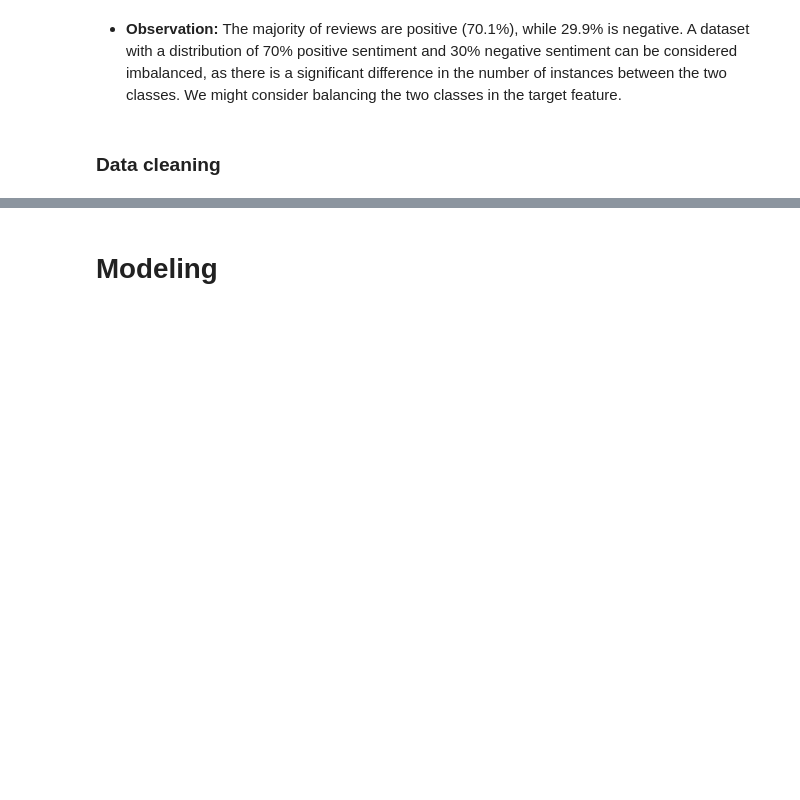
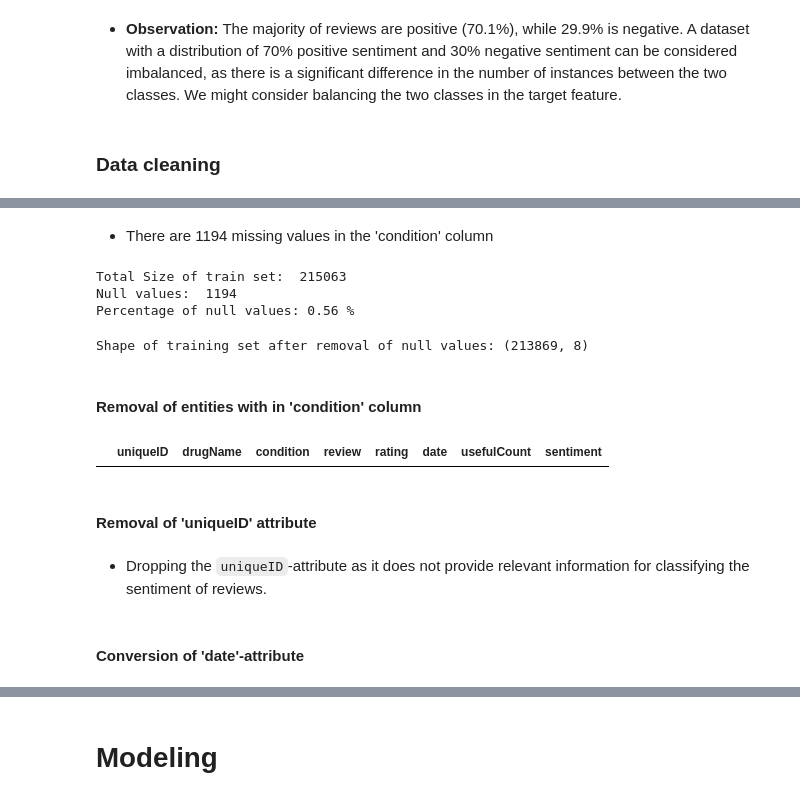
Before and after one commit to helenaglaring/AIML, a Jupyter notebook: AIML_drug_review.ipynb, the cells around one changed output, grey strips where cells are left out. Cells and saved outputs as stored; diff of their text form; code cells hidden in the pictures; blank space fills up the shorter version.

```diff
--- a/AIML_drug_review.ipynb
+++ b/AIML_drug_review.ipynb
@@ -821,0 +850,55 @@ https://towardsdatascience.com/all-you-need-to-know-about-text-preprocessing-for
+# %% [markdown]
+- There are 1194 missing values in the 'condition' column
+# %%
+# Calculating percentage of null values
+df_size = df.shape[0]
+print ("Total Size of train set: ", df_size)
+
+na_size = df.isnull().sum(axis = 0)['condition']
+print ("Null values: ", na_size)
+
+print("Percentage of null values: {:.2f} %".format((na_size/df_size)*100))
+# %% [output]
+Total Size of train set:  215063
+Null values:  1194
+Percentage of null values: 0.56 %
+# %%
+# Dropping data entries with null values in 'condition'-column as it's less than 1% of the whole dataset
+df = df.dropna(how = 'any', axis = 0)
+
+print ("Shape of training set after removal of null values:", df.shape)
+# %% [output]
+Shape of training set after removal of null values: (213869, 8)
+# %% [markdown]
+#### Removal of entities with <span> in 'condition' column
+# %%
+## Delete instances containing <span> in condition column
+
+# create set with all indices in df
+all_ls = set(df.index)
+
+# create empty list to store indices where '</span>' is present in the 'condition' column
+span_ls = []
+
+# loop through each row in 'condition' column and corresponding index
+for i, txt in enumerate(df['condition']):
+    # check if '</span>' is present
+    if '</span>' in txt:
+        # if present, append index to 'span_ls'
+        span_ls.append(i)
+# create new set with all indices not present in 'span_ls'
+new_idx = all_ls.difference(set(span_ls))
+
+# create new df with only the rows with indices in 'new_idx' and reset index
+df = df.iloc[list(new_idx)].reset_index()
+# remove index column
+del df['index']
+# %%
+# Finding entries in the condition-column with the error
+df[df['condition']=='3</span> users found this comment helpful.'].head()
+# %% [output]
+|  | uniqueID | drugName | condition | review | rating | date | usefulCount | sentiment |
+# %% [markdown]
+#### Removal of 'uniqueID' attribute
+# %% [markdown]
+- Dropping the `uniqueID`-attribute as it does not provide relevant information for classifying the sentiment of reviews.
@@ -822,3 +908,5 @@ https://towardsdatascience.com/all-you-need-to-know-about-text-preprocessing-for
+# %% [markdown]
+#### Conversion of 'date'-attribute
 # %%
 # Converting entries in 'date'-column into date-time format
 df['date'] = pd.to_datetime(df['date'])
```
Also changed, not shown: parts of 15 cells of this notebook.
